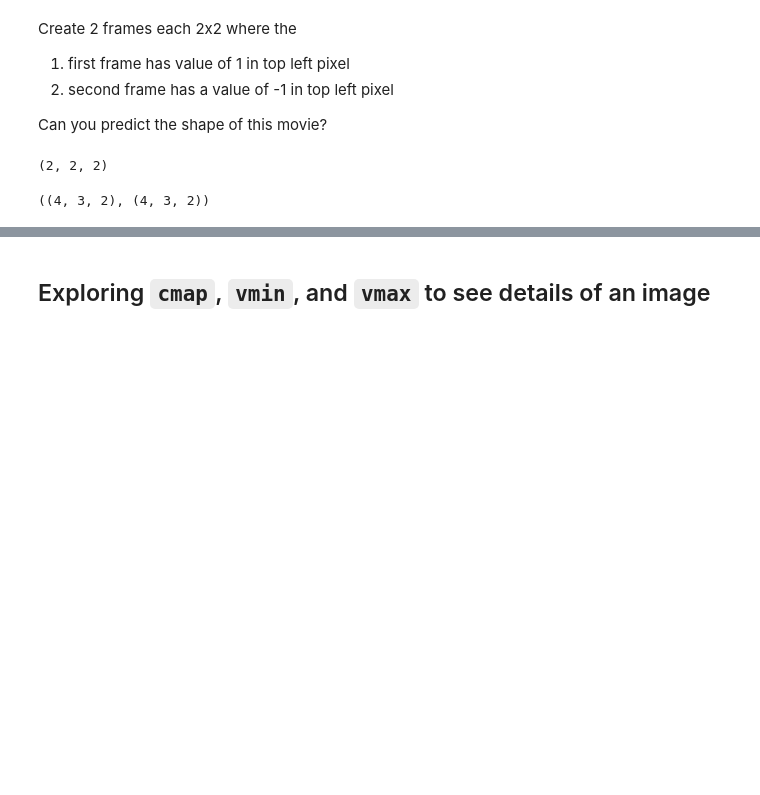
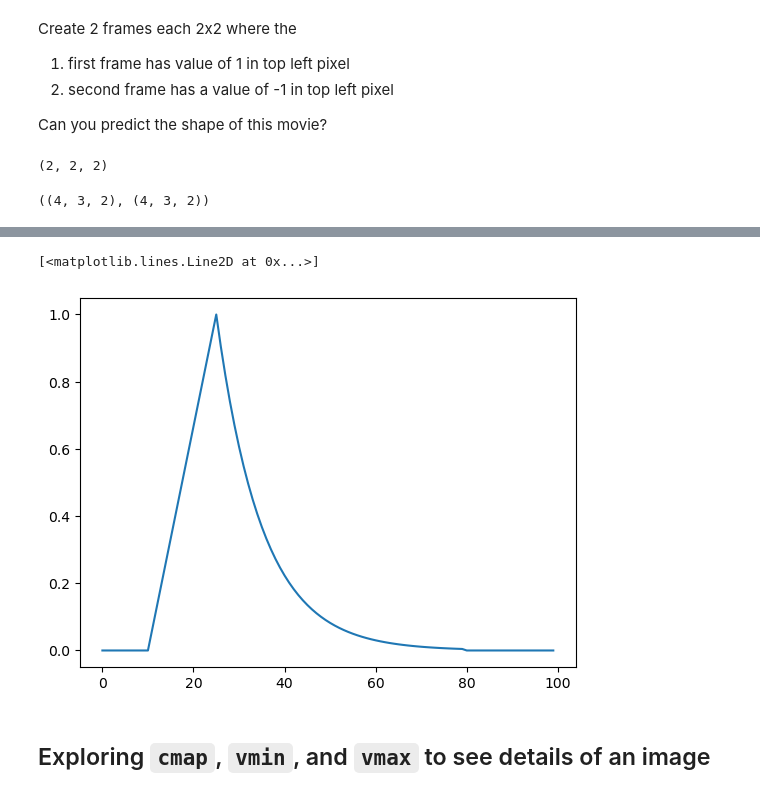
Before and after one commit to ibehave-ibots/Intro-To-Calcium-Imaging-Analysis, a Jupyter notebook: draft3/Introduction to Numpy for Image Processing.ipynb, the cells around one changed output, grey strips where cells are left out. Saved outputs shown, nothing was run; the diff lists cells and outputs as text; code cells hidden in the pictures; blank space fills up the shorter version.

```diff
--- a/draft3/Introduction to Numpy for Image Processing.ipynb
+++ b/draft3/Introduction to Numpy for Image Processing.ipynb
@@ -397,2 +433,11 @@ movie.shape, loaded_array.shape
+# %%
+central_pixels = np.zeros(frames.shape[0], dtype=np.float32)
+for i in range(frames.shape[0]):
+    central_pixels[i] = frames[i, 4, 4]
+
+plt.plot(central_pixels)
+# %% [output]
+[<matplotlib.lines.Line2D at 0x...>]
+[figure, added]
 # %% [markdown]
 ## Exploring `cmap`, `vmin`, and `vmax` to see details of an image
```
Also changed, not shown: parts of 8 cells of this notebook.
